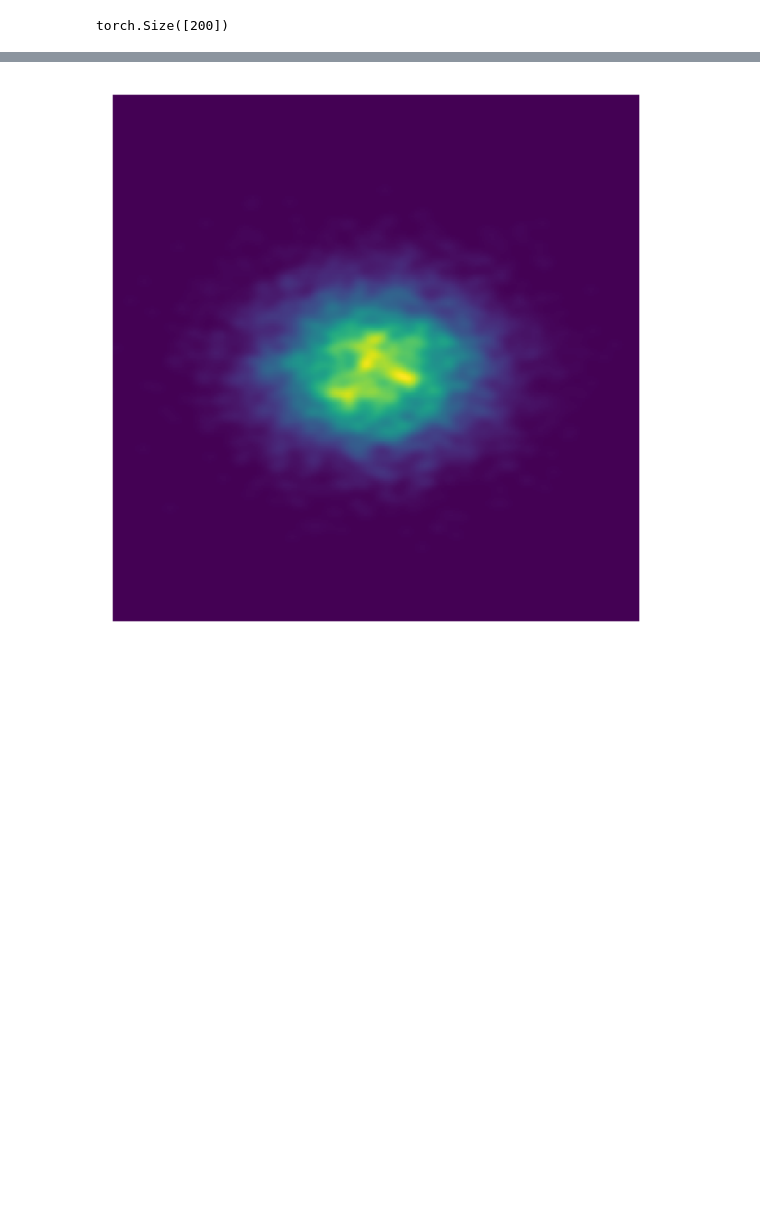
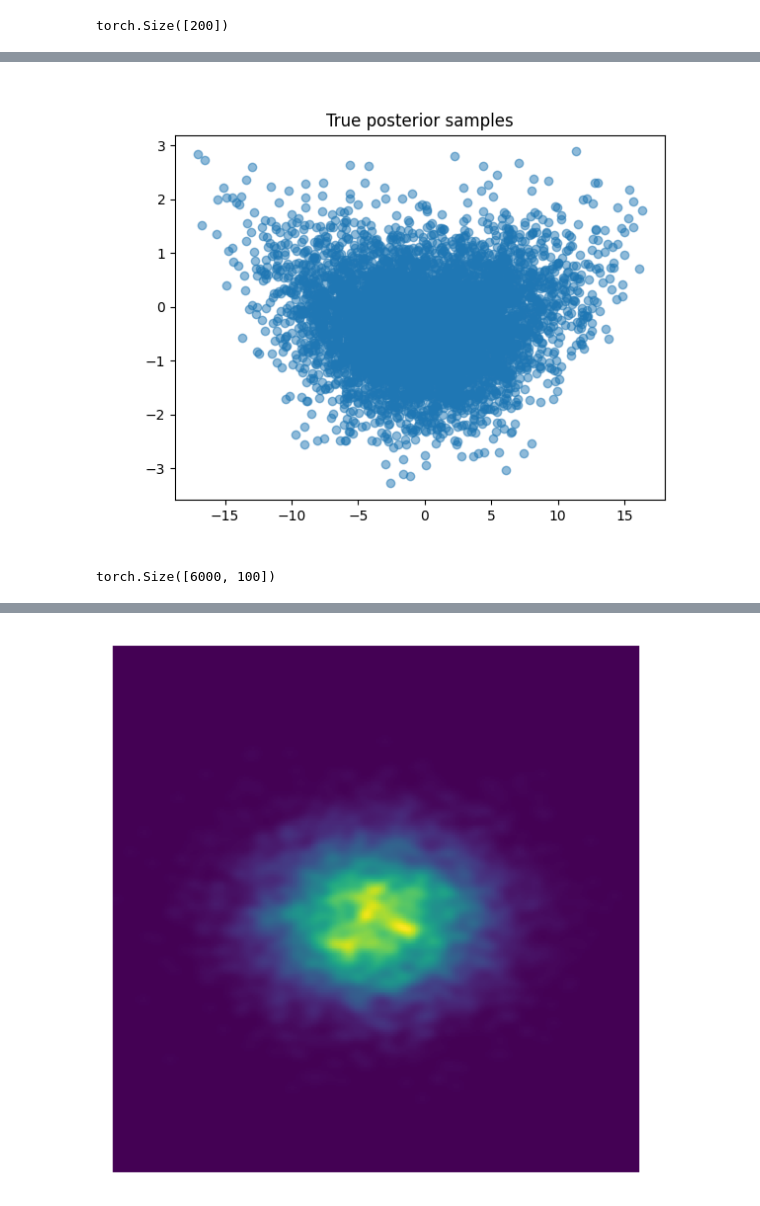
Before and after one commit to vanekek/adaptive-mcmc, a Jupyter notebook: adaptive_mcmc/banana_experiment.ipynb, the cells around one changed output, grey strips where cells are left out. Drawn from its saved outputs; the diff is of its cells as text; code cells hidden in the pictures; blank space fills up the shorter version.

```diff
--- a/adaptive_mcmc/banana_experiment.ipynb
+++ b/adaptive_mcmc/banana_experiment.ipynb
@@ -354,0 +353,17 @@ plt.show()
+# %%
+even = np.arange(0, dim, 2)
+odd = np.arange(1, dim, 2)
+
+samples_new = np.zeros(torch.tensor(true_posterior_samples).size())
+
+samples_new[..., even] = torch.tensor(true_posterior_samples)[..., even] * sigma
+samples_new[..., odd] = torch.tensor(true_posterior_samples)[..., odd] + b * torch.tensor(true_posterior_samples)[..., even] ** 2 - (sigma**2) * b
+# %%
+fig,ax=plt.subplots(1,1)
+#cp = ax.contourf(X, Y, dens_vals)
+#fig.colorbar(cp) # Add a colorbar to a plot
+ax.scatter(samples_new[:,80],samples_new[:,81], alpha=0.5)
+ax.set_title('True posterior samples')
+plt.show()
+# %% [output]
+[figure, added]
@@ -354,0 +372,4 @@ plt.show()
+# %%
+net_samples.size()
+# %% [output]
+torch.Size([6000, 100])
```
Also changed, not shown: parts of 18 cells of this notebook, 2 other files.
